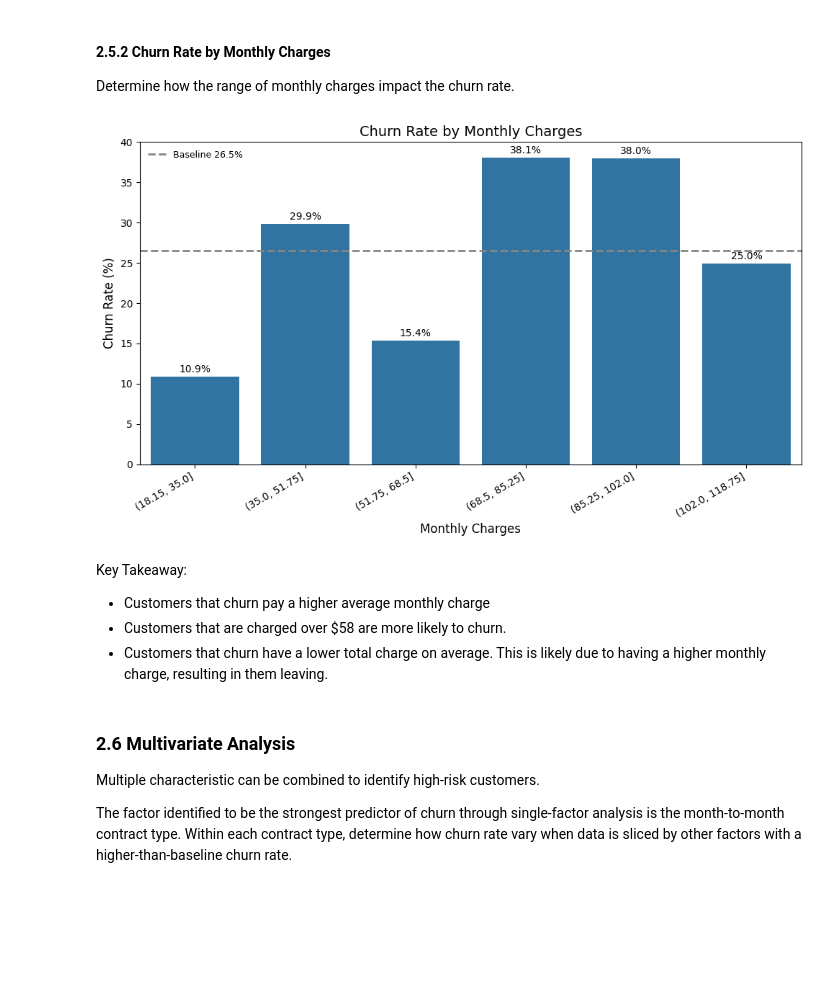
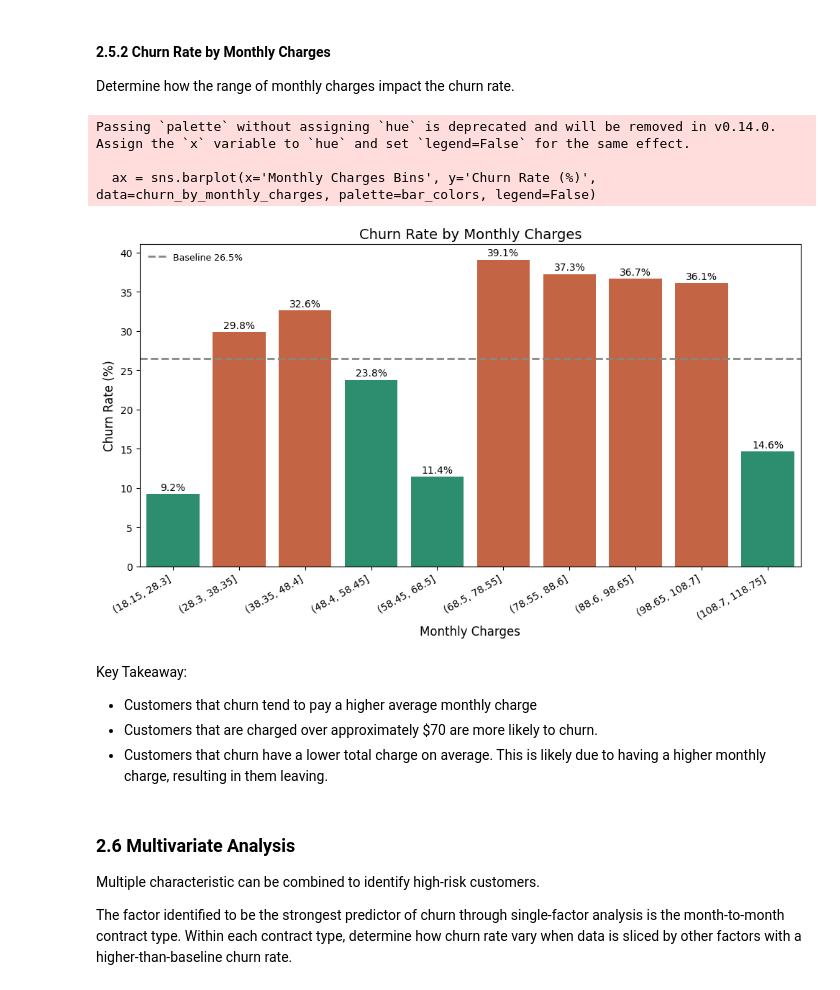
Before and after one commit to jma199/telco-customer-churn, a Jupyter notebook: Customer_Churn_EDA.ipynb, the cells around one changed output. Saved outputs shown, nothing was run; the diff lists cells and outputs as text; code cells hidden in the pictures; blank space fills up the shorter version.

```diff
--- a/Customer_Churn_EDA.ipynb
+++ b/Customer_Churn_EDA.ipynb
@@ -22,6 +22,6 @@ import matplotlib.ticker as mtick
 import seaborn as sns
 from scipy.stats import chi2_contingency
 # %%
-df = pd.read_excel('Telco_customer_churn.xlsx')
+df = pd.read_excel('Telco_customer_churn(1) no pop.xlsx')
 df.head()
 # %% [output]
@@ -163,13 +169,12 @@ The baseline churn is 26.5%.
 # %% [markdown]
 ### 2.2 Demographic Factors
 # %%
-def plot_demographic_factors(df, churn_col, churn_val='Yes'):
+def plot_demographic_factors(df, col, churn_col, churn_val='Yes'):
     fig, axes = plt.subplots(1, 4, figsize=(16, 5))
     fig.suptitle('Demographic factors — churn rate', fontsize=13, y=1.02)
 
-    features = ['Gender', 'Senior Citizen', 'Partner', 'Dependents']
-    titles = ['Gender', 'Senior citizen', 'Partner', 'Dependents']
-    threshold = baseline['churn_rate']  # baseline churn rate
+    features = col
+    titles = col
 
     for ax, feature, title in zip(axes, features, titles):
         churn_rates = (
@@ -207,8 +212,13 @@ def plot_demographic_factors(df, churn_col, churn_val='Yes'):
     plt.tight_layout()
     plt.show()
 
+# --- Run it ---
 
-plot_demographic_factors(df, churn_col='Churn Label', churn_val='Yes')
+threshold = baseline['churn_rate']  # baseline churn rate
+demographic_features = ['Gender', 'Senior Citizen', 'Married', 'Dependents']
+churn_col='Churn Label'
+
+plot_demographic_factors(df, demographic_features, churn_col=churn_col)
 # %% [output]
 [figure]
 # %%
@@ -637,47 +648,55 @@ plot_ave_churn_cost(avg_costs_by_churn)
 
 Determine how the range of monthly charges impact the churn rate.
 # %%
-def plot_churn_by_monthly_charges(df, churn_col='Churn Value', bins=6, precision=2):
+def plot_churn_by_monthly_charges(df, churn_col, bins, precision=2):
     # Create bins for Monthly Charges
     df_copy = df.copy()
-    df_copy['Monthly Charges Bins'] = pd.cut(df_copy['Monthly Charges'], bins=bins, precision=precision)
+    df_copy['Monthly Charges Bins'] = pd.cut(df_copy['Monthly Charge'], bins=bins, precision=precision)
 
     # Calculate churn rate for each bin
     churn_by_monthly_charges = df_copy.groupby('Monthly Charges Bins', observed=False)[churn_col].mean().reset_index()
     churn_by_monthly_charges['Churn Rate (%)'] = churn_by_monthly_charges[churn_col] * 100
 
+    bar_colors = [
+            '#D85A30' if r > threshold else '#1D9E75'
+            for r in churn_by_monthly_charges['Churn Rate (%)']
+        ]
+
     # Plotting the churn rate by monthly charges bins
     plt.figure(figsize=(10, 6))
-    ax = sns.barplot(x='Monthly Charges Bins', y='Churn Rate (%)', data=churn_by_monthly_charges, legend=False)
+    ax = sns.barplot(x='Monthly Charges Bins', y='Churn Rate (%)', data=churn_by_monthly_charges, palette=bar_colors, legend=False)
 
     plt.title('Churn Rate by Monthly Charges', fontsize=14)
     plt.xlabel('Monthly Charges', fontsize=12)
     plt.ylabel('Churn Rate (%)', fontsize=12)
     plt.xticks(rotation=30, ha='right')
 
     # Remove horizontal grid lines
     ax.grid(False, axis='y')
 
     # Add baseline threshold line
     baseline_churn_rate = baseline['churn_rate'] # Access the baseline from the global scope
     ax.axhline(baseline_churn_rate, color='#888780', linestyle='--', linewidth=2, label=f'Baseline {baseline_churn_rate}%')
     ax.legend(fontsize=9, frameon=False, loc='upper left')
 
     # Add percentage labels on top of bars
     for index, row in churn_by_monthly_charges.iterrows():
         plt.text(index, row['Churn Rate (%)'] + 0.5, f"{row['Churn Rate (%)']:.1f}%", color='black', ha="center")
 
     plt.tight_layout()
     plt.show()
 
-# call function
-plot_churn_by_monthly_charges(df)
+# --- Run it ---
+plot_churn_by_monthly_charges(df, churn_col='Churn Value', bins=10)
 # %% [output]
+Passing `palette` without assigning `hue` is deprecated and will be removed in v0.14.0. Assign the `x` variable to `hue` and set `legend=False` for the same effect.
+
+  ax = sns.barplot(x='Monthly Charges Bins', y='Churn Rate (%)', data=churn_by_monthly_charges, palette=bar_colors, legend=False)
-[figure, old version]
+[figure, new version]
 # %% [markdown]
 Key Takeaway:
-- Customers that churn pay a higher average monthly charge
-- Customers that are charged over $58 are more likely to churn.
+- Customers that churn tend to pay a higher average monthly charge
+- Customers that are charged over approximately $70 are more likely to churn.
 - Customers that churn have a lower total charge on average. This is likely due to having a higher monthly charge, resulting in them leaving.
 # %% [markdown]
 ### 2.6 Multivariate Analysis
```
Also changed, not shown: parts of 22 cells of this notebook.
